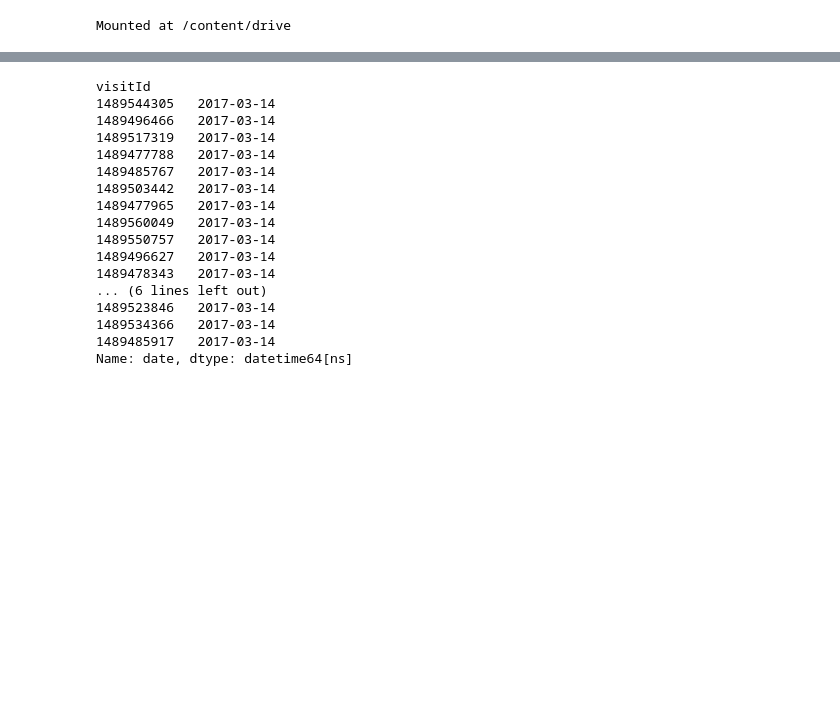
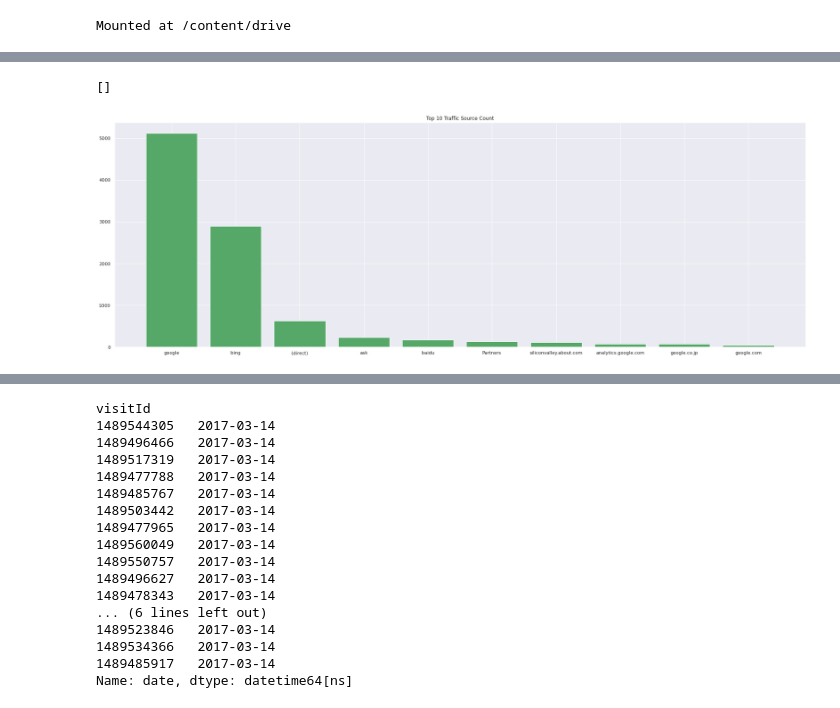
Before and after one commit to cmannnn/workhuman_data_analytic_canidate_exercise, a Jupyter notebook: workhuman_data_analytic_canidate_exercise.ipynb, the cells around one changed output, grey strips where cells are left out. Drawn from its saved outputs; the diff is of its cells as text; code cells hidden in the pictures; blank space fills up the shorter version.

```diff
--- a/workhuman_data_analytic_canidate_exercise.ipynb
+++ b/workhuman_data_analytic_canidate_exercise.ipynb
@@ -76,0 +134,9 @@ ds.index.nunique()
+# %%
+#device.deviceCategory
+ax, fig = plt.subplots(figsize = (30,10))
+plt.bar(df['trafficSource.source'].unique()[0:10], df['trafficSource.source'].value_counts().iloc[:10], color = 'g')
+plt.title('Top 10 Traffic Source Count')
+plt.plot()
+# %% [output]
+[]
+[figure, added]
```
Also changed, not shown: parts of 25 cells of this notebook.
